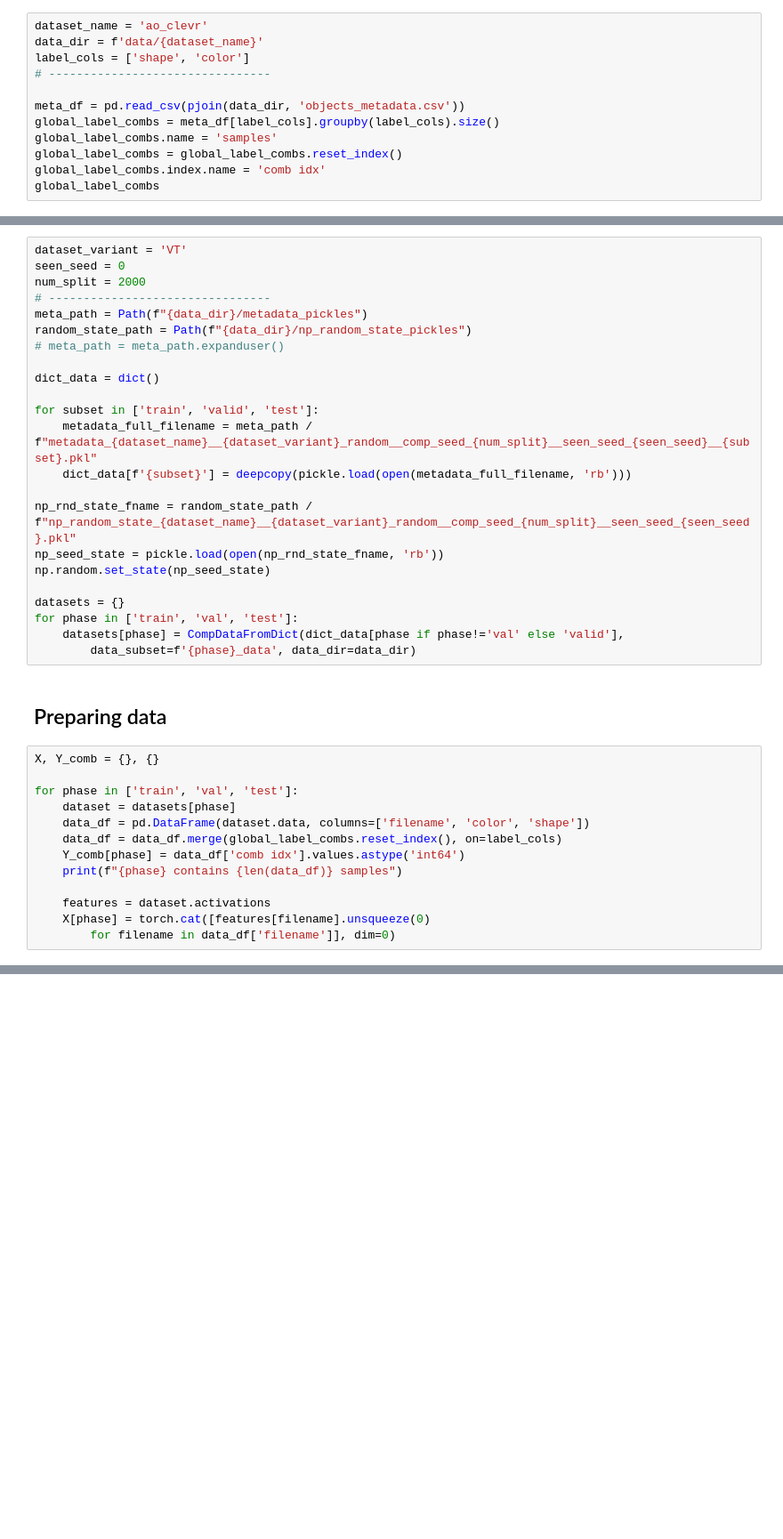
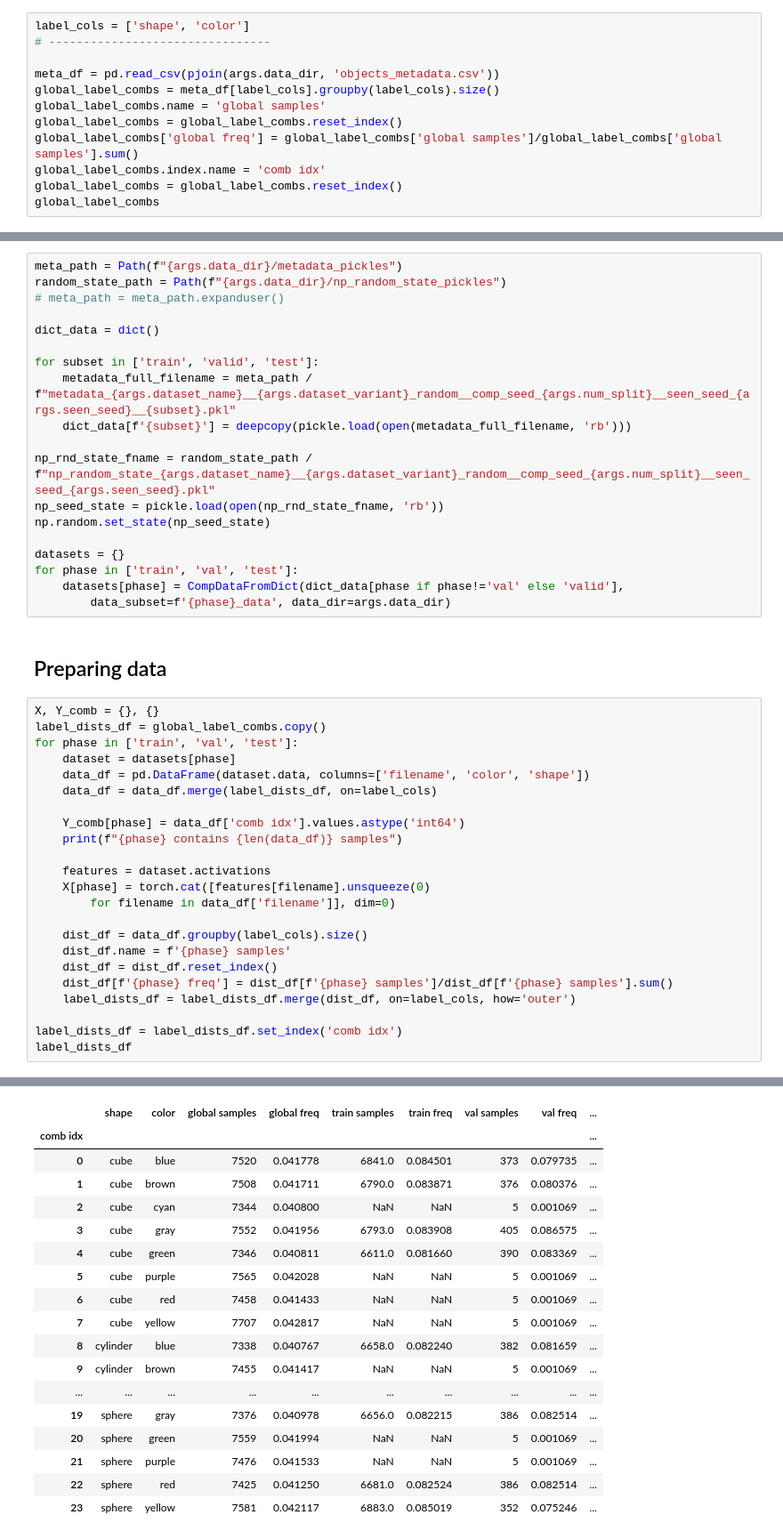
Before and after one commit to Ozziko/causal_comp, a Jupyter notebook: MLLS.ipynb, the cells around one changed output, grey strips where cells are left out. Shown: that part at 89% size. Cells and saved outputs as stored; diff of their text form; blank space fills up the shorter version.

```diff
--- a/MLLS.ipynb
+++ b/MLLS.ipynb
@@ -257,14 +332,14 @@ def get_data_loaders(train_dataset, valid_dataset, test_dataset, batch_size,
 # %% [markdown]
 ## Getting global combinations
 # %%
-dataset_name = 'ao_clevr'
-data_dir = f'data/{dataset_name}'
 label_cols = ['shape', 'color']
 # --------------------------------
 
-meta_df = pd.read_csv(pjoin(data_dir, 'objects_metadata.csv'))
+meta_df = pd.read_csv(pjoin(args.data_dir, 'objects_metadata.csv'))
 global_label_combs = meta_df[label_cols].groupby(label_cols).size()
-global_label_combs.name = 'samples'
+global_label_combs.name = 'global samples'
 global_label_combs = global_label_combs.reset_index()
+global_label_combs['global freq'] = global_label_combs['global samples']/global_label_combs['global samples'].sum()
 global_label_combs.index.name = 'comb idx'
+global_label_combs = global_label_combs.reset_index()
 global_label_combs
@@ -271,38 +366,45 @@ global_label_combs
 # %%
-dataset_variant = 'VT'
-seen_seed = 0
-num_split = 2000
-# --------------------------------
-meta_path = Path(f"{data_dir}/metadata_pickles")
-random_state_path = Path(f"{data_dir}/np_random_state_pickles")
+meta_path = Path(f"{args.data_dir}/metadata_pickles")
+random_state_path = Path(f"{args.data_dir}/np_random_state_pickles")
 # meta_path = meta_path.expanduser()
 
 dict_data = dict()
 
 for subset in ['train', 'valid', 'test']:
-    metadata_full_filename = meta_path / f"metadata_{dataset_name}__{dataset_variant}_random__comp_seed_{num_split}__seen_seed_{seen_seed}__{subset}.pkl"
+    metadata_full_filename = meta_path / f"metadata_{args.dataset_name}__{args.dataset_variant}_random__comp_seed_{args.num_split}__seen_seed_{args.seen_seed}__{subset}.pkl"
     dict_data[f'{subset}'] = deepcopy(pickle.load(open(metadata_full_filename, 'rb')))
 
-np_rnd_state_fname = random_state_path / f"np_random_state_{dataset_name}__{dataset_variant}_random__comp_seed_{num_split}__seen_seed_{seen_seed}.pkl"
+np_rnd_state_fname = random_state_path / f"np_random_state_{args.dataset_name}__{args.dataset_variant}_random__comp_seed_{args.num_split}__seen_seed_{args.seen_seed}.pkl"
 np_seed_state = pickle.load(open(np_rnd_state_fname, 'rb'))
 np.random.set_state(np_seed_state)
 
 datasets = {}
 for phase in ['train', 'val', 'test']:
     datasets[phase] = CompDataFromDict(dict_data[phase if phase!='val' else 'valid'],
-        data_subset=f'{phase}_data', data_dir=data_dir)
+        data_subset=f'{phase}_data', data_dir=args.data_dir)
 # %% [markdown]
 ## Preparing data
 # %%
 X, Y_comb = {}, {}
-
+label_dists_df = global_label_combs.copy()
 for phase in ['train', 'val', 'test']:
     dataset = datasets[phase]
     data_df = pd.DataFrame(dataset.data, columns=['filename', 'color', 'shape'])
-    data_df = data_df.merge(global_label_combs.reset_index(), on=label_cols)
+    data_df = data_df.merge(label_dists_df, on=label_cols)
+
     Y_comb[phase] = data_df['comb idx'].values.astype('int64')
     print(f"{phase} contains {len(data_df)} samples")
 
     features = dataset.activations
     X[phase] = torch.cat([features[filename].unsqueeze(0)
         for filename in data_df['filename']], dim=0)
+
+    dist_df = data_df.groupby(label_cols).size()
+    dist_df.name = f'{phase} samples'
+    dist_df = dist_df.reset_index()
+    dist_df[f'{phase} freq'] = dist_df[f'{phase} samples']/dist_df[f'{phase} samples'].sum()
+    label_dists_df = label_dists_df.merge(dist_df, on=label_cols, how='outer')
+
+label_dists_df = label_dists_df.set_index('comb idx')
+label_dists_df
+# %% [output]
@@ -308,0 +414,18 @@ for phase in ['train', 'val', 'test']:
+|  | shape | color | global samples | global freq | train samples | train freq | val samples | val freq | ... |
+| comb idx |  |  |  |  |  |  |  |  | ... |
+| 0 | cube | blue | 7520 | 0.041778 | 6841.0 | 0.084501 | 373 | 0.079735 | ... |
+| 1 | cube | brown | 7508 | 0.041711 | 6790.0 | 0.083871 | 376 | 0.080376 | ... |
+| 2 | cube | cyan | 7344 | 0.040800 | NaN | NaN | 5 | 0.001069 | ... |
+| 3 | cube | gray | 7552 | 0.041956 | 6793.0 | 0.083908 | 405 | 0.086575 | ... |
+| 4 | cube | green | 7346 | 0.040811 | 6611.0 | 0.081660 | 390 | 0.083369 | ... |
+| 5 | cube | purple | 7565 | 0.042028 | NaN | NaN | 5 | 0.001069 | ... |
+| 6 | cube | red | 7458 | 0.041433 | NaN | NaN | 5 | 0.001069 | ... |
+| 7 | cube | yellow | 7707 | 0.042817 | NaN | NaN | 5 | 0.001069 | ... |
+| 8 | cylinder | blue | 7338 | 0.040767 | 6658.0 | 0.082240 | 382 | 0.081659 | ... |
+| 9 | cylinder | brown | 7455 | 0.041417 | NaN | NaN | 5 | 0.001069 | ... |
+| ... | ... | ... | ... | ... | ... | ... | ... | ... | ... |
+| 19 | sphere | gray | 7376 | 0.040978 | 6656.0 | 0.082215 | 386 | 0.082514 | ... |
+| 20 | sphere | green | 7559 | 0.041994 | NaN | NaN | 5 | 0.001069 | ... |
+| 21 | sphere | purple | 7476 | 0.041533 | NaN | NaN | 5 | 0.001069 | ... |
+| 22 | sphere | red | 7425 | 0.041250 | 6681.0 | 0.082524 | 386 | 0.082514 | ... |
+| 23 | sphere | yellow | 7581 | 0.042117 | 6883.0 | 0.085019 | 352 | 0.075246 | ... |
```
Also changed, not shown: parts of 33 cells of this notebook.
